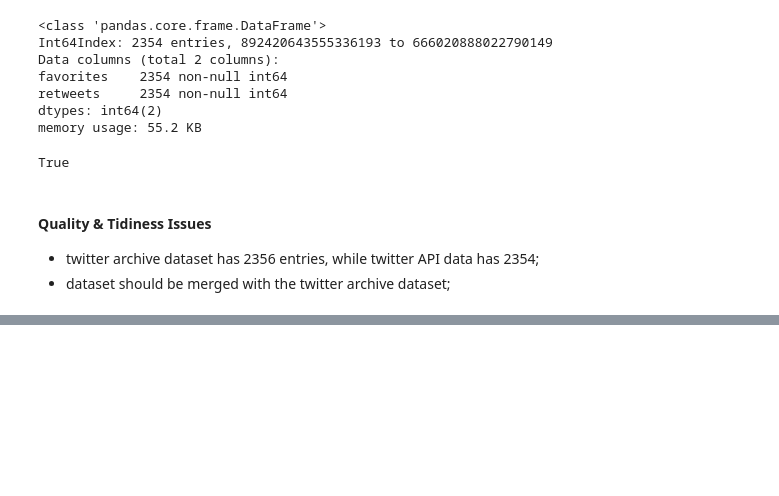
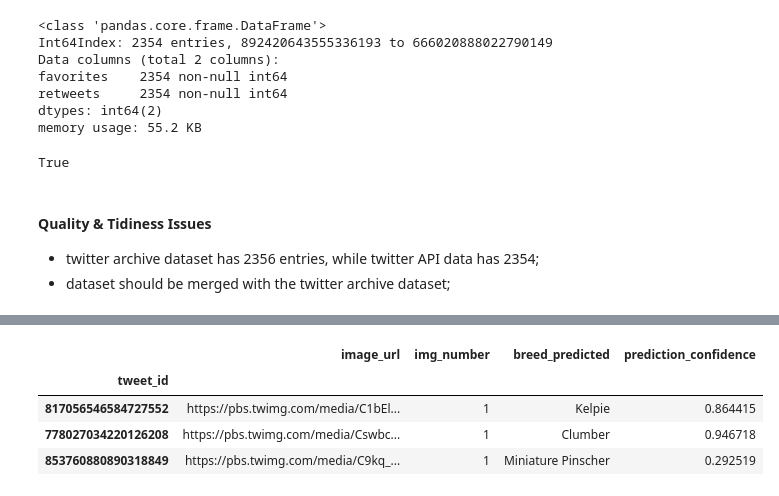
Before and after one commit to stembarb/DA--Wrangle-Analyze-WeRateDogs-Data, a Jupyter notebook: wrangle_act.ipynb, the cells around one changed output, grey strips where cells are left out. Drawn from its saved outputs; the diff is of its cells as text; code cells hidden in the pictures; blank space fills up the shorter version.

```diff
--- a/wrangle_act.ipynb
+++ b/wrangle_act.ipynb
@@ -467,0 +616,51 @@ twitter_arch.sample(3)
+# %%
+# build function to determine dog breed
+# if no breed detected, set value to NaN
+
+breed_predicted = []
+prediction_confidence = []
+
+def get_breed(row):
+    if row['1st_prediction_isdog'] == True:
+        breed_predicted.append(row['1st_prediction'])
+        prediction_confidence.append(row['1st_prediction_confidence'])
+    elif row['2nd_prediction_isdog'] == True:
+        breed_predicted.append(row['2nd_prediction'])
+        prediction_confidence.append(row['2nd_prediction_confidence'])
+    elif row['3rd_prediction_isdog'] == True:
+        breed_predicted.append(row['3rd_prediction'])
+        prediction_confidence.append(row['3rd_prediction_confidence'])
+    else:
+        breed_predicted.append(np.nan)
+        prediction_confidence.append(np.nan)
+
+# apply function to dataset
+image_pred_clean.apply(get_breed, axis = 1)
+
+# create new columns with data
+image_pred_clean['breed_predicted'] = breed_predicted
+image_pred_clean['prediction_confidence'] = prediction_confidence
+
+# drop old columns
+image_pred_clean.drop(['1st_prediction',
+                       '1st_prediction_confidence',
+                       '1st_prediction_isdog',
+                       '2nd_prediction',
+                       '2nd_prediction_confidence',
+                       '2nd_prediction_isdog',
+                       '3rd_prediction',
+                       '3rd_prediction_confidence',
+                       '3rd_prediction_isdog'],
+                      axis=1, inplace=True)
+
+# drop rows without dog breed prediction
+image_pred_clean.dropna(subset = ['breed_predicted', 'prediction_confidence'], inplace = True)
+# %%
+# displa sample of cleaned dataset
+image_pred_clean.sample(3)
+# %% [output]
+|  | image_url | img_number | breed_predicted | prediction_confidence |
+| tweet_id |  |  |  |  |
+| 817056546584727552 | https://pbs.twimg.com/media/C1bEl... | 1 | Kelpie | 0.864415 |
+| 778027034220126208 | https://pbs.twimg.com/media/Cswbc... | 1 | Clumber | 0.946718 |
+| 853760880890318849 | https://pbs.twimg.com/media/C9kq_... | 1 | Miniature Pinscher | 0.292519 |
```
Also changed, not shown: parts of 31 cells of this notebook.
